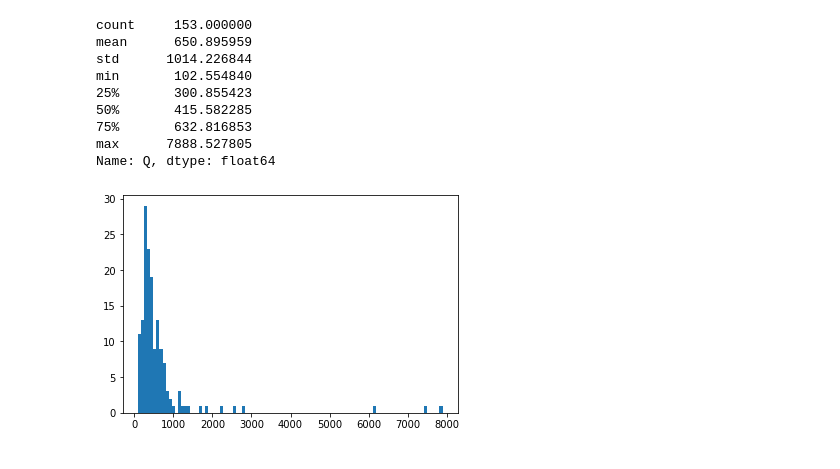
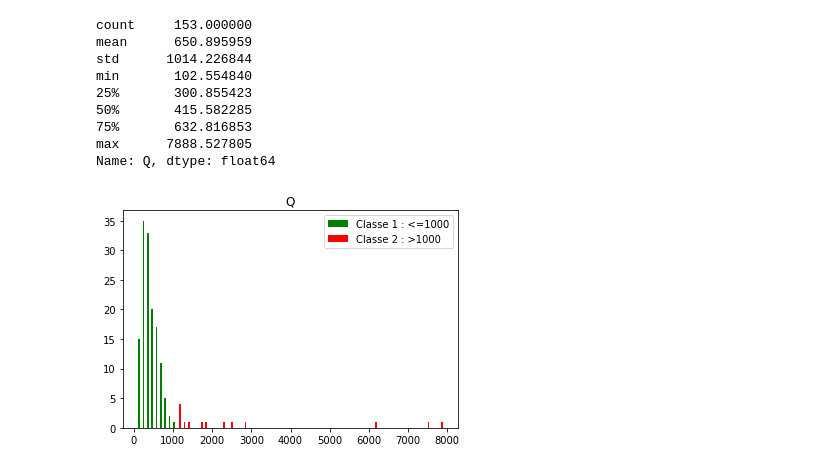
Before and after one commit to scastets/Projet4MA_Hydrologie, a Jupyter notebook: Notebooks/Classes_rivières.ipynb, the cells around one changed output. Saved outputs shown, nothing was run; the diff lists cells and outputs as text; code cells hidden in the pictures.

Commit message:
Classes

```diff
--- a/Notebooks/Classes_rivières.ipynb
+++ b/Notebooks/Classes_rivières.ipynb
@@ -95,8 +125,12 @@ min       102.554840
 75%       632.816853
 max      7888.527805
 Name: Q, dtype: float64
-# %%
-plt.hist(river_means_hydro['Q'],bins=100)
-plt.show()
-# %% [output]
-[figure, removed]
+# %%
+c1 = river_means_hydro[river_means_hydro['Q']<=1000]
+c2 = river_means_hydro[river_means_hydro['Q']>1000]
+plt.hist([c1['Q'],c2['Q']],bins=70,color=["green","red"],label=["Classe 1 : <=1000","Classe 2 : >1000"])
+plt.legend()
+plt.title("Q")
+plt.show()
+# %% [output]
+[figure, added]
```
Also changed, not shown: parts of 33 cells of this notebook.
